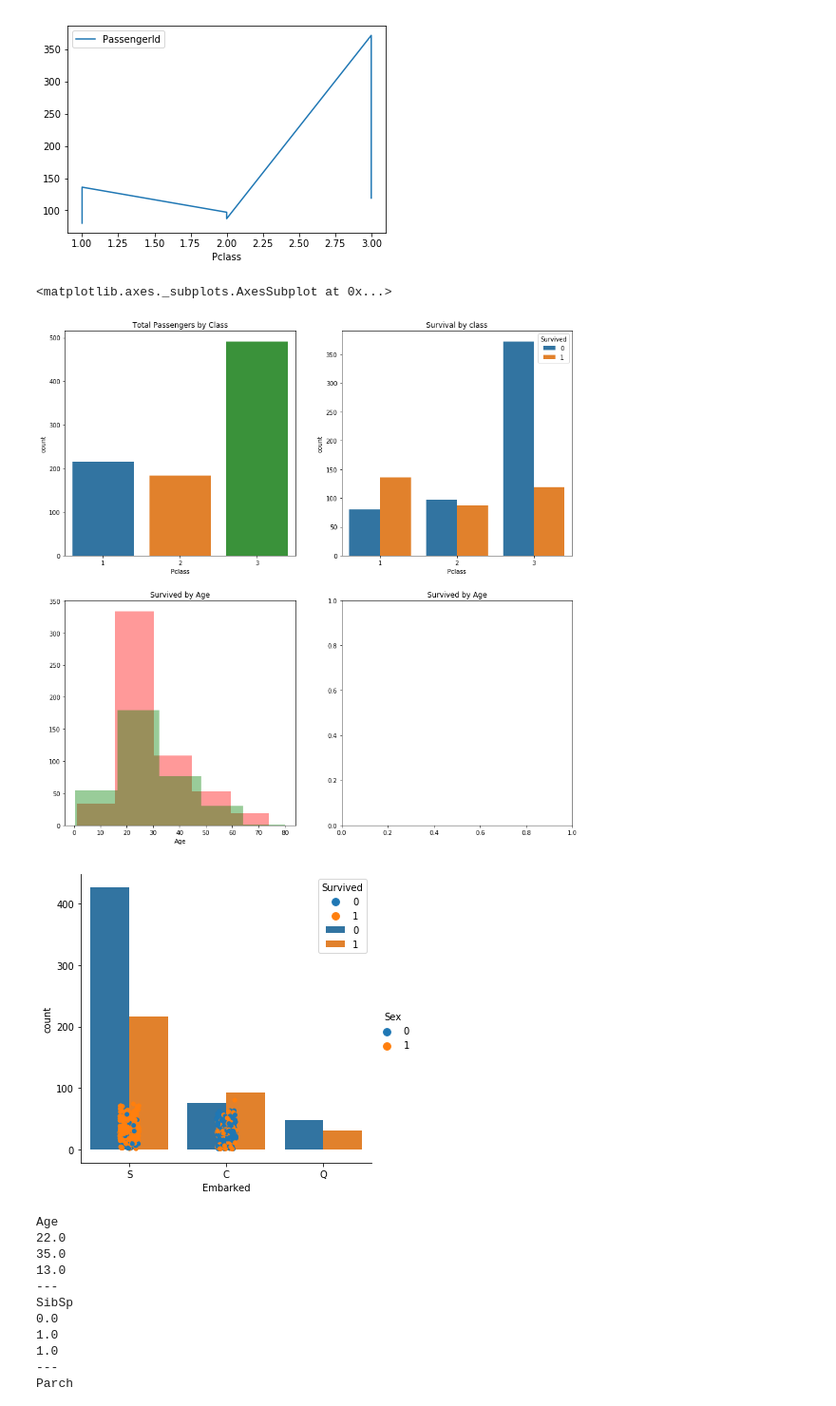
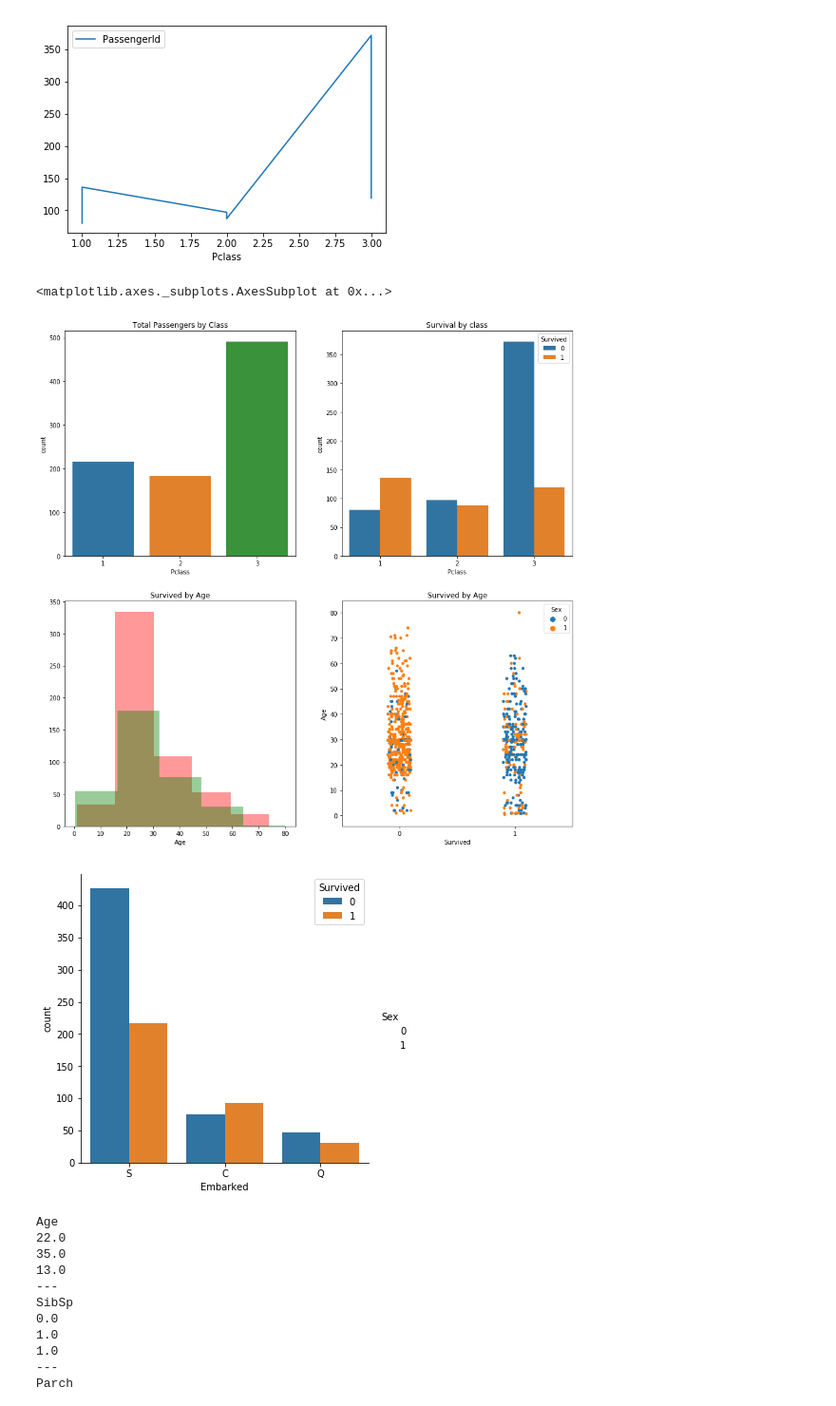
Before and after one commit to GarethSmall/ml-titanic, a Jupyter notebook: Titanic.ipynb, the cells around one changed output. Shown at 95% size. Drawn from its saved outputs; the diff is of its cells as text; code cells hidden in the pictures.

Commit message:
update visualizaton

```diff
--- a/Titanic.ipynb
+++ b/Titanic.ipynb
@@ -60,25 +60,25 @@ grouped[['Pclass', 'PassengerId']].plot(x='Pclass', y='PassengerId')
 # %%
 f, ax = plt.subplots(2, 2, figsize=(15, 15))
 
 sns.countplot('Pclass', data=train_data, ax=ax[0,0])
 ax[0,0].set_title('Total Passengers by Class')
 
 sns.countplot('Pclass', hue='Survived', data=train_data, ax=ax[0,1])
 ax[0,1].set_title('Survival by class')
 
 sns.distplot(train_data[train_data['Survived']==0]['Age'].dropna(),ax=ax[1,0],kde=False,color='r',bins=5)
 sns.distplot(train_data[train_data['Survived']==1]['Age'].dropna(),ax=ax[1,0],kde=False,color='g',bins=5)
 ax[1, 0].set_title('Survived by Age')
 
 
-sns.catplot(x='Survived', y="Age", hue="Sex", data=train_data)
+sns.catplot(x='Survived', y="Age", hue="Sex", data=train_data, ax=ax[1,1])
 ax[1, 1].set_title('Survived by Age')
 
 sns.countplot('Embarked', hue='Survived', data=train_data)
 # %% [output]
 <matplotlib.axes._subplots.AxesSubplot at 0x...>
-[figure, old version]
+[figure, new version]
-[figure, old version]
+[figure, new version]
 # %%
 def detect_outliers(df, n, features):
     outlier_indicies = []
```
